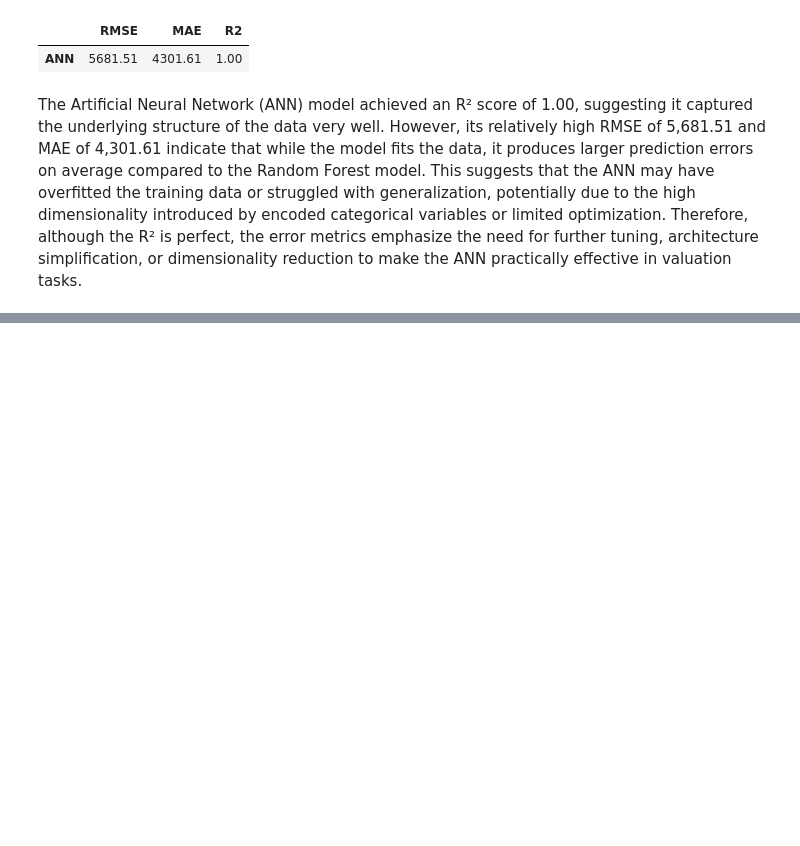
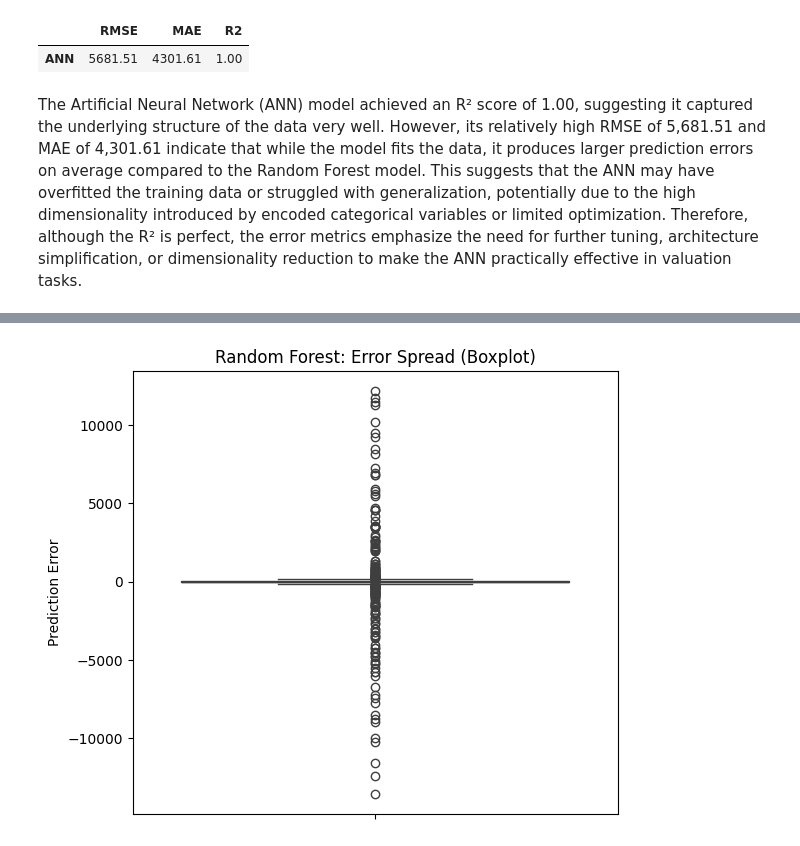
Before and after one commit to sentongo-web/valuation-task, a Jupyter notebook: valuation.ipynb, the cells around one changed output, grey strips where cells are left out. Cells and saved outputs as stored; diff of their text form; code cells hidden in the pictures; blank space fills up the shorter version.

```diff
--- a/valuation.ipynb
+++ b/valuation.ipynb
@@ -1021,0 +1075,9 @@ The Artificial Neural Network (ANN) model achieved an R² score of 1.00, suggest
+# %%
+plt.figure(figsize=(6, 5))
+sns.boxplot(y=rf_sampled['Error'])
+plt.title("Random Forest: Error Spread (Boxplot)")
+plt.ylabel("Prediction Error")
+plt.tight_layout()
+plt.show()
+# %% [output]
+[figure, added]
```
Also changed, not shown: parts of 6 cells of this notebook, 2 other files.
